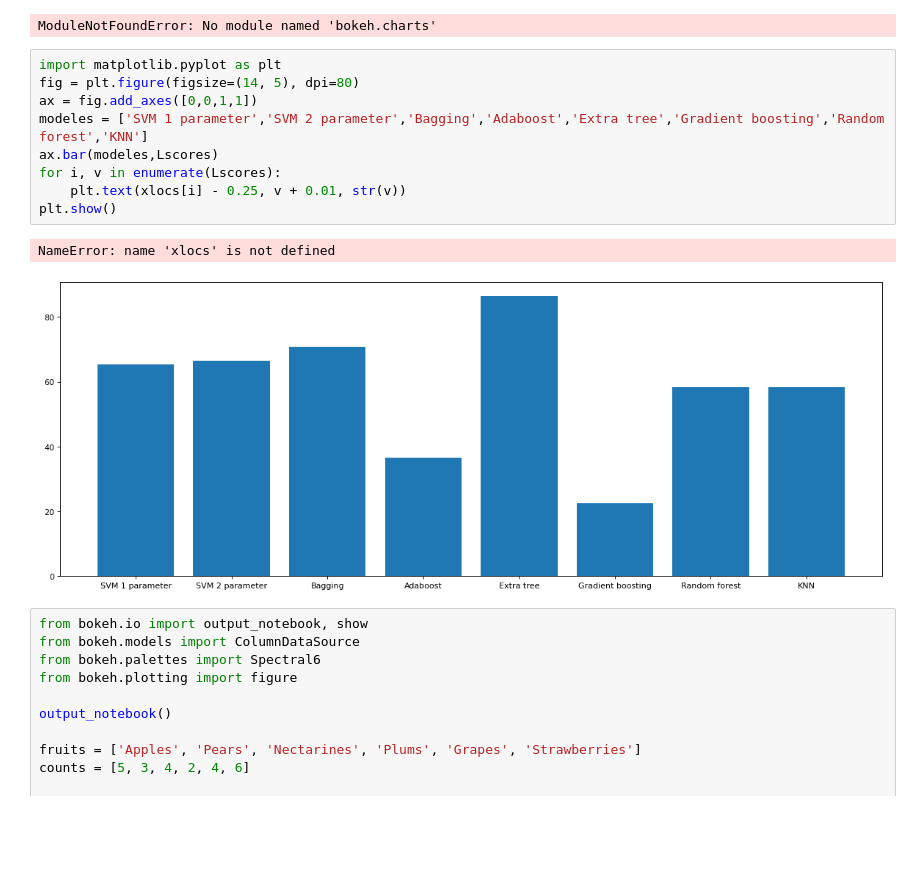
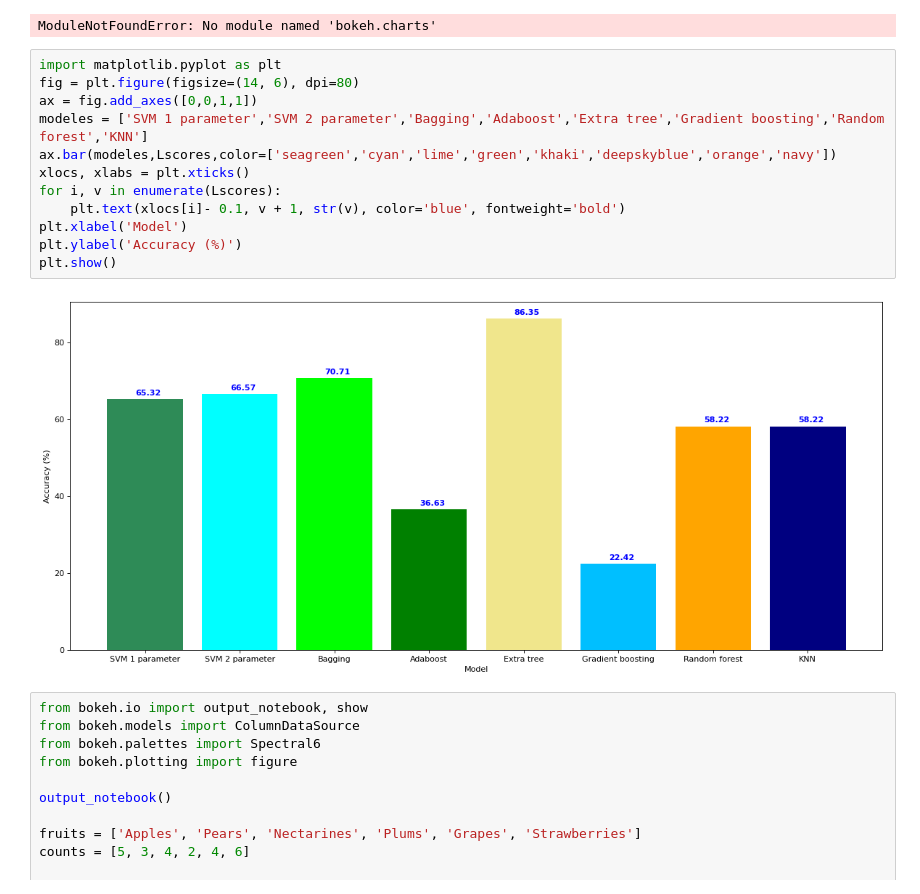
Before and after one commit to owen974/Projet-visualisation-python, a Jupyter notebook: Owen.ipynb, the cells around one changed output. Saved outputs shown, nothing was run; the diff lists cells and outputs as text; blank space fills up the shorter version.

```diff
--- a/Owen.ipynb
+++ b/Owen.ipynb
@@ -400,16 +400,18 @@ show(p)
 ModuleNotFoundError: No module named 'bokeh.charts'
 # %%
 import matplotlib.pyplot as plt
-fig = plt.figure(figsize=(14, 5), dpi=80)
+fig = plt.figure(figsize=(14, 6), dpi=80)
 ax = fig.add_axes([0,0,1,1])
 modeles = ['SVM 1 parameter','SVM 2 parameter','Bagging','Adaboost','Extra tree','Gradient boosting','Random forest','KNN']
-ax.bar(modeles,Lscores)
+ax.bar(modeles,Lscores,color=['seagreen','cyan','lime','green','khaki','deepskyblue','orange','navy'])
+xlocs, xlabs = plt.xticks()
 for i, v in enumerate(Lscores):
-    plt.text(xlocs[i] - 0.25, v + 0.01, str(v))
+    plt.text(xlocs[i]- 0.1, v + 1, str(v), color='blue', fontweight='bold')
+plt.xlabel('Model')
+plt.ylabel('Accuracy (%)')
 plt.show()
 # %% [output]
-NameError: name 'xlocs' is not defined
-[figure, old version]
+[figure, new version]
 # %%
 from bokeh.io import output_notebook, show
 from bokeh.models import ColumnDataSource
```
